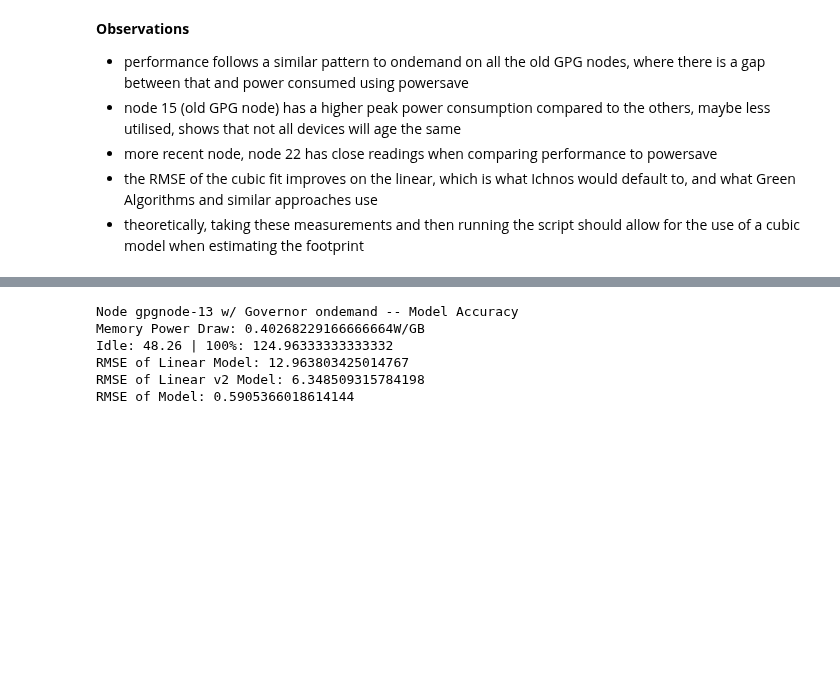
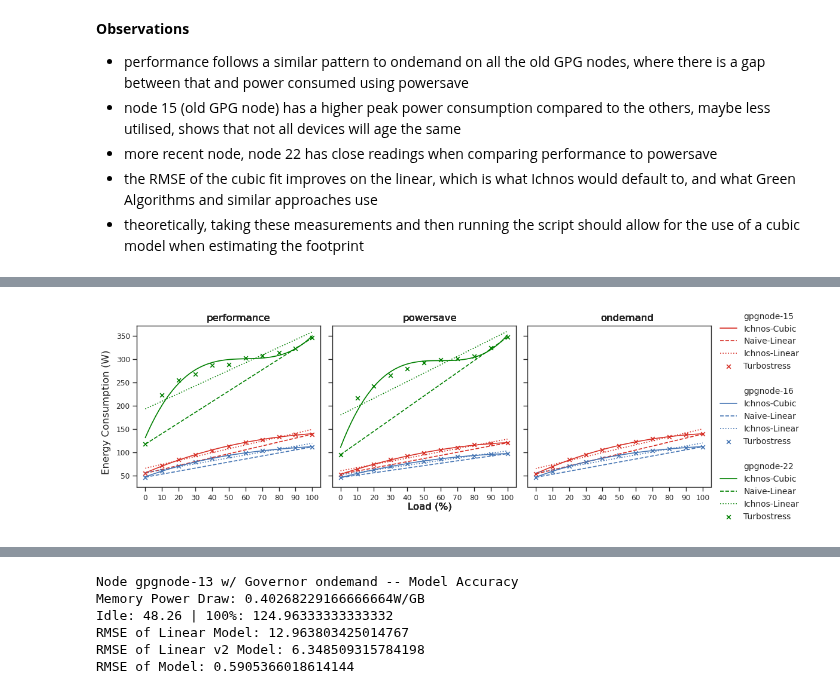
Before and after one commit to GlasgowC3lab/ichnos-results-evaluation, a Jupyter notebook: eval.ipynb, the cells around one changed output, grey strips where cells are left out. Cells and saved outputs as stored; diff of their text form; code cells hidden in the pictures; blank space fills up the shorter version.

```diff
--- a/eval.ipynb
+++ b/eval.ipynb
@@ -471,3 +471,76 @@ def plot_ts_single_row(nodes, govs_by_node, outname):
     plt.rcParams.update({'font.size': 12})
     plt.savefig(f'output/{outname}.pdf', bbox_inches='tight')
     plt.show()
+# %%
+# Plot Node 15, 16 and 22
+overall_max = -1
+
+f,axs = plt.subplots(ncols=3, nrows=1, sharey=True, sharex=True, figsize=(10,3))
+f.tight_layout(pad=0)
+
+colours = ['#d73027', '#4575b4', 'green']
+plots = []
+nodes = ['gpgnode-15', 'gpgnode-16', 'gpgnode-22']
+all_3 = ['performance', 'powersave', 'ondemand']
+just_2 = ['performance', 'powersave']
+symbols = ['', '*', '']
+
+for node, symbol, colour_ind in zip(nodes, symbols, range(0, 3)):
+    if node == 'gpgnode-22':
+        govs = just_2
+    else:
+        govs = all_3
+
+    ts_paths = [f'data/{node}/ts/ts-{governor}-ITER.csv' for governor in govs]
+    node_stats = {}
+    p1 = plt.plot([], marker='', ls='')
+
+    for ts_path, gov, col in zip(ts_paths, govs, range(0, len(govs))):
+        (node_stats[f"{node}:{gov}"], _) = get_average_ts_files(ts_path)
+        x = range(0, 110, 10)
+        y = node_stats[f"{node}:{gov}"].values()
+        y_arr = list(y)
+
+        # Ichnos-Cubic
+        coefficients = np.polyfit(x, y_arr, 3)
+        p = np.poly1d(coefficients)
+        xp = np.linspace(0, 100)
+        axs[col].plot(xp, p(xp), label=f'Ichnos-Cubic', color=colours[colour_ind], linestyle='solid')
+
+        # Naive-Linear
+        linear_pred = get_linear_predictions(y_arr[0], y_arr[-1])
+        axs[col].plot(x, linear_pred, label=f'Naive-Linear', color=colours[colour_ind], linestyle='dashed')
+
+        # Ichnos-Linear
+        linear_v2_coef = np.polyfit(x, y_arr, 1)
+        linear_v2 = np.poly1d(linear_v2_coef)
+        linear_v2_x = np.linspace(0, 100)
+        axs[col].plot(linear_v2_x, linear_v2(linear_v2_x), label=f'Ichnos-Linear', color=colours[colour_ind], linestyle='dotted')
+
+        # RAPL (perf) Readings
+        axs[col].scatter(x, y, marker='x', label=f'Turbostress', color=colours[colour_ind])
+
+        if max(y) + 25 > overall_max:
+            overall_max = max(y) + 25
+
+        p2 = plt.plot([], marker='', ls='')
+
+        f.text(0.2, 1.01, 'performance', ha='center')
+        f.text(0.52, 1.01, 'powersave', ha='center')
+        f.text(0.85, 1.01, 'ondemand', ha='center')
+        f.text(0.52, -0.04, 'Load (%)', ha='center')
+
+        p3 = plt.plot([], marker='', ls='')
+
+axs[0].set_ylim(25,overall_max)
+axs[0].set_xticks(range(0,110,10))
+handles,labels = axs[0].get_legend_handles_labels()
+handles = p1 + handles[:4] + p2 + p3 + handles[4:8] + p2 + p3 + handles[8:]
+labels = ['gpgnode-15'] + labels[:4] + [''] + ['gpgnode-16'] + labels[4:8] + [''] + ['gpgnode-22'] + labels[8:]
+f.legend(handles, labels, bbox_to_anchor=(1.15, 1.10), frameon=False, prop={'size': 10})
+f.text(-0.02, 0.5, 'Energy Consumption (W)', ha='center', va='center', rotation='vertical')
+
+plt.rcParams.update({'font.size': 12})
+plt.savefig(f'output/combined-nodes-15-16-22.pdf', bbox_inches='tight')
+plt.show()
+# %% [output]
@@ -474,3 +555,4 @@ def plot_ts_single_row(nodes, govs_by_node, outname):
+[figure, added]
 # %%
 # Work in Progress
 all_3 = ['ondemand', 'performance', 'powersave']
```
Also changed, not shown: parts of 6 cells of this notebook, 18 other files.
